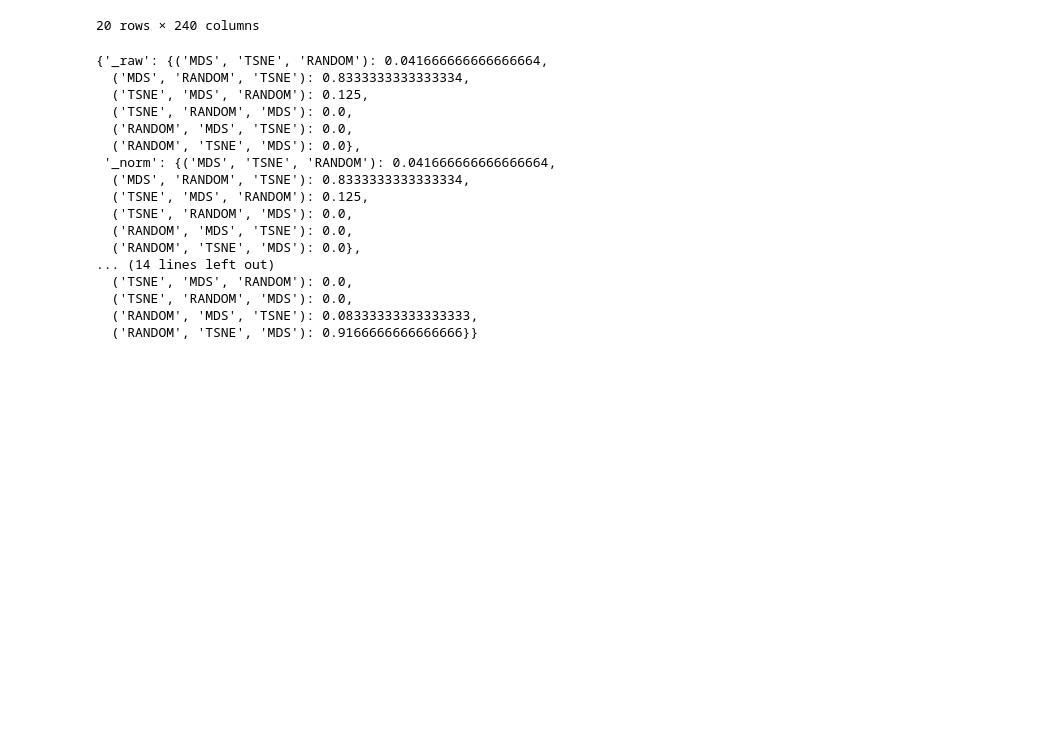
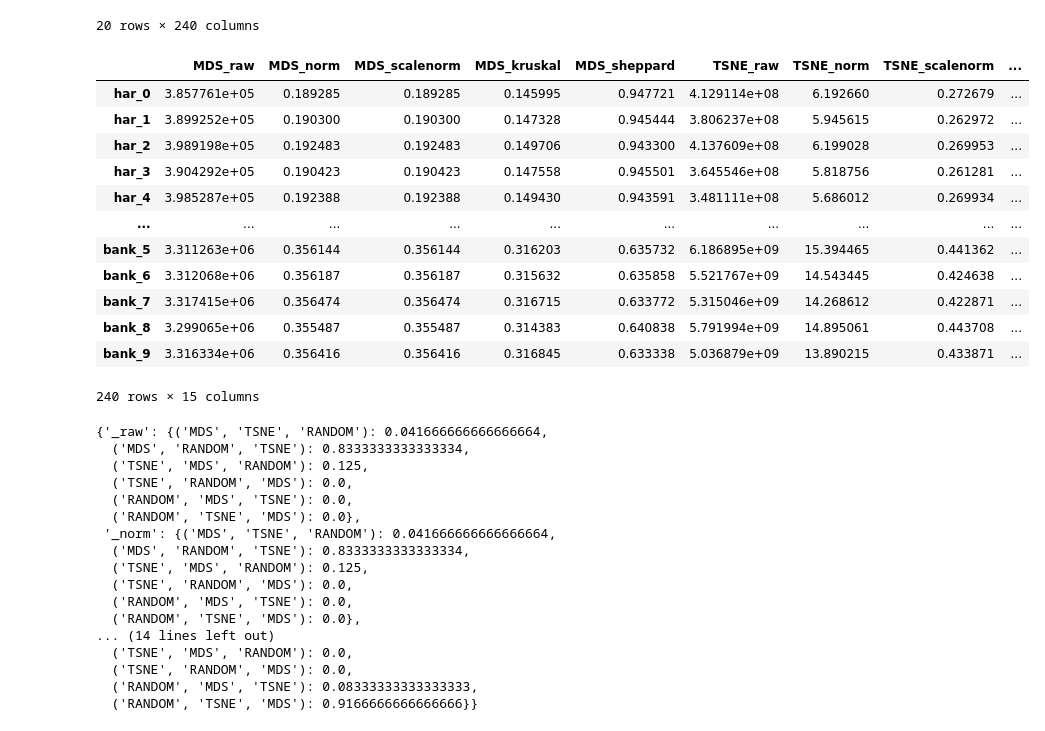
Before and after one commit to KiranSmelser/DR-metrics-and-scale, a Jupyter notebook: analysis.ipynb, the cells around one changed output. Cells and saved outputs as stored; diff of their text form; code cells hidden in the pictures; blank space fills up the shorter version.

```diff
--- a/analysis.ipynb
+++ b/analysis.ipynb
@@ -29,4 +31,20 @@ df
 # %%
 data = df.transpose()
 data = data.drop([col for col in data.columns if "UMAP" in col],axis=1)
+# %%
+data
+# %% [output]
+|  | MDS_raw | MDS_norm | MDS_scalenorm | MDS_kruskal | MDS_sheppard | TSNE_raw | TSNE_norm | TSNE_scalenorm | ... |
+| har_0 | 3.857761e+05 | 0.189285 | 0.189285 | 0.145995 | 0.947721 | 4.129114e+08 | 6.192660 | 0.272679 | ... |
+| har_1 | 3.899252e+05 | 0.190300 | 0.190300 | 0.147328 | 0.945444 | 3.806237e+08 | 5.945615 | 0.262972 | ... |
+| har_2 | 3.989198e+05 | 0.192483 | 0.192483 | 0.149706 | 0.943300 | 4.137609e+08 | 6.199028 | 0.269953 | ... |
+| har_3 | 3.904292e+05 | 0.190423 | 0.190423 | 0.147558 | 0.945501 | 3.645546e+08 | 5.818756 | 0.261281 | ... |
+| har_4 | 3.985287e+05 | 0.192388 | 0.192388 | 0.149430 | 0.943591 | 3.481111e+08 | 5.686012 | 0.269934 | ... |
+| ... | ... | ... | ... | ... | ... | ... | ... | ... | ... |
+| bank_5 | 3.311263e+06 | 0.356144 | 0.356144 | 0.316203 | 0.635732 | 6.186895e+09 | 15.394465 | 0.441362 | ... |
+| bank_6 | 3.312068e+06 | 0.356187 | 0.356187 | 0.315632 | 0.635858 | 5.521767e+09 | 14.543445 | 0.424638 | ... |
+| bank_7 | 3.317415e+06 | 0.356474 | 0.356474 | 0.316715 | 0.633772 | 5.315046e+09 | 14.268612 | 0.422871 | ... |
+| bank_8 | 3.299065e+06 | 0.355487 | 0.355487 | 0.314383 | 0.640838 | 5.791994e+09 | 14.895061 | 0.443708 | ... |
+| bank_9 | 3.316334e+06 | 0.356416 | 0.356416 | 0.316845 | 0.633338 | 5.036879e+09 | 13.890215 | 0.433871 | ... |
+240 rows × 15 columns
 # %%
```
Also changed, not shown: parts of 8 cells of this notebook.
